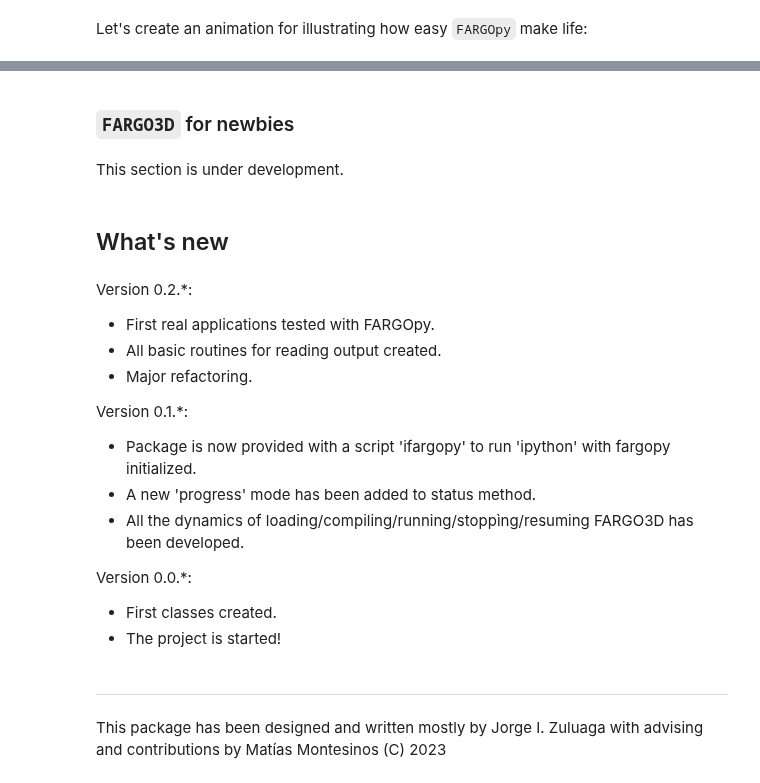
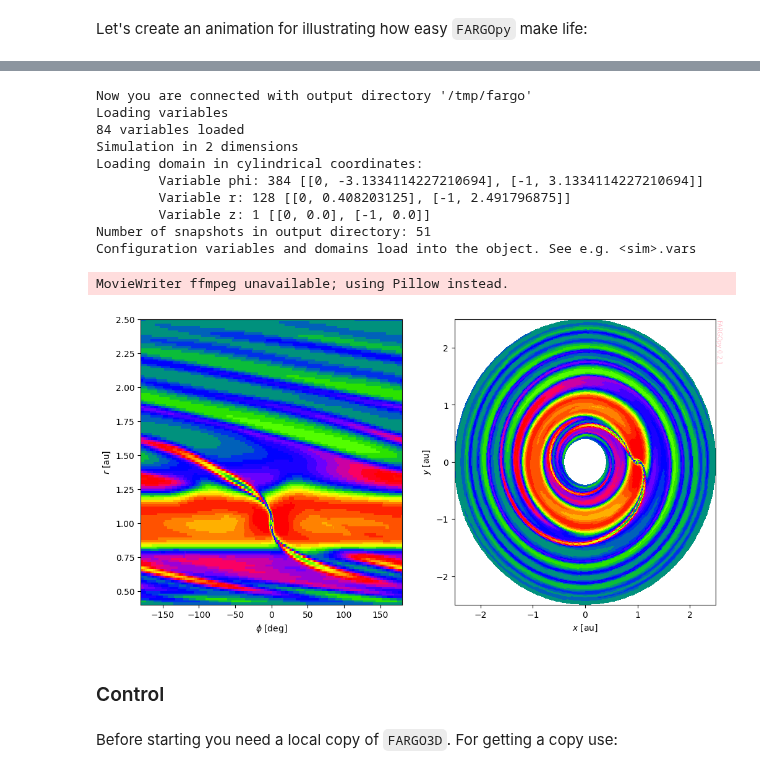
Before and after one commit to seap-udea/fargopy, a Jupyter notebook: EXAMPLES.ipynb, the cells around one changed output, grey strips where cells are left out. Saved outputs shown, nothing was run; the diff lists cells and outputs as text; code cells hidden in the pictures.

Commit message:
[DEVELOP] Control methods developed

```diff
--- a/EXAMPLES.ipynb
+++ b/EXAMPLES.ipynb
@@ -56,5 +42,5 @@ sim = fp.Simulation()
 # %% [markdown]
 Set the directory where the outputs are located:
 # %%
-sim.set_output_dir('./fargo3d/outputs/fargo')
+sim.set_output_dir('/tmp/fargo')
 # %% [output]
@@ -278,27 +215,49 @@ Configuration variables and domains load into the object. See e.g. <sim>.vars
-# %% [markdown]
-### `FARGO3D` for newbies
-# %% [markdown]
-This section is under development.
-# %% [markdown]
-## What's new
-# %% [markdown]
-Version 0.2.*:
-
-- First real applications tested with FARGOpy.
-- All basic routines for reading output created.
-- Major refactoring.
-
-Version 0.1.*:
-
-- Package is now provided with a script 'ifargopy' to run 'ipython' with fargopy initialized.
-- A new 'progress' mode has been added to status method.
-- All the dynamics of loading/compiling/running/stoppìng/resuming FARGO3D has been developed.
-
-Version 0.0.*:
-
-- First classes created.
-- The project is started!
-# %% [markdown]
-------------
-
-This package has been designed and written mostly by Jorge I. Zuluaga with advising and contributions by Matías Montesinos (C) 2023
+# %%
+from celluloid import Camera
+from tqdm import tqdm
+
+sim = fp.Simulation()
+sim.set_output_dir('/tmp/fargo')
+sim.load_properties()
+
+gasdens_all = sim.load_allfields('gasdens')
+fig,axs = plt.subplots(1,2,figsize=(12,6))
+
+cmap = 'prism'
+camera = Camera(fig)
+for snapshot in tqdm(gasdens_all.snapshots):
+    gasdens_snap = gasdens_all.item(str(snapshot)).gasdens
+    gasdens,mesh = gasdens_snap.meshslice(slice='z=0')
+
+    ax = axs[0]
+    ax.pcolormesh(mesh.phi*RAD,mesh.r*sim.UL/fp.AU,gasdens,cmap=cmap)
+    ax.set_xlabel('$\phi$ [deg]')
+    ax.set_ylabel('$r$ [au]')
+
+    ax = axs[1]
+    ax.pcolormesh(mesh.x*sim.UL/fp.AU,mesh.y*sim.UL/fp.AU,gasdens,cmap=cmap)
+    ax.set_xlabel('$x$ [au]')
+    ax.set_ylabel('$y$ [au]')
+    fp.Util.fargopy_mark(ax)
+
+    camera.snap()
+
+animation = camera.animate()
+animation.save('gallery/fargo-animation.gif')
+# %% [output]
+Now you are connected with output directory '/tmp/fargo'
+Loading variables
+84 variables loaded
+Simulation in 2 dimensions
+Loading domain in cylindrical coordinates:
+        Variable phi: 384 [[0, -3.1334114227210694], [-1, 3.1334114227210694]]
+        Variable r: 128 [[0, 0.408203125], [-1, 2.491796875]]
+        Variable z: 1 [[0, 0.0], [-1, 0.0]]
+Number of snapshots in output directory: 51
+Configuration variables and domains load into the object. See e.g. <sim>.vars
+MovieWriter ffmpeg unavailable; using Pillow instead.
+[figure, added]
+# %% [markdown]
+### Control
+# %% [markdown]
+Before starting you need a local copy of `FARGO3D`. For getting a copy use:
```
Also changed, not shown: parts of 74 cells of this notebook, 7 other files.
